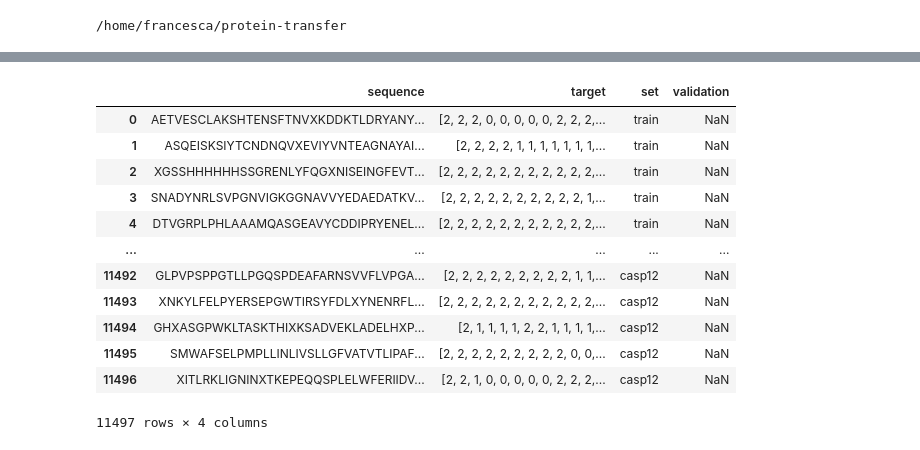
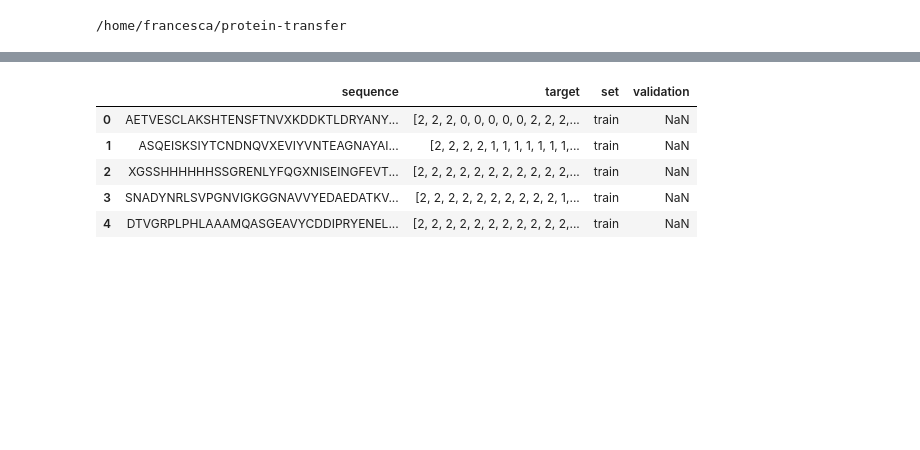
Before and after one commit to microsoft/protein-transfer, a Jupyter notebook: sandbox/ss3_concat.ipynb, the cells around one changed output, grey strips where cells are left out. Saved outputs shown, nothing was run; the diff lists cells and outputs as text; code cells hidden in the pictures; blank space fills up the shorter version.

```diff
--- a/sandbox/ss3_concat.ipynb
+++ b/sandbox/ss3_concat.ipynb
@@ -815,17 +9,10 @@ Loading BokehJS ...
 # %%
 ss3_df = pd.read_csv("data/structure/secondary_structure/tape_ss3_processed.csv")
-ss3_df
+ss3_df.head()
 # %% [output]
 |  | sequence | target | set | validation |
 | 0 | AETVESCLAKSHTENSFTNVXKDDKTLDRYANY... | [2, 2, 2, 0, 0, 0, 0, 0, 2, 2, 2,... | train | NaN |
 | 1 | ASQEISKSIYTCNDNQVXEVIYVNTEAGNAYAI... | [2, 2, 2, 2, 1, 1, 1, 1, 1, 1, 1,... | train | NaN |
 | 2 | XGSSHHHHHHSSGRENLYFQGXNISEINGFEVT... | [2, 2, 2, 2, 2, 2, 2, 2, 2, 2, 2,... | train | NaN |
 | 3 | SNADYNRLSVPGNVIGKGGNAVVYEDAEDATKV... | [2, 2, 2, 2, 2, 2, 2, 2, 2, 2, 1,... | train | NaN |
 | 4 | DTVGRPLPHLAAAMQASGEAVYCDDIPRYENEL... | [2, 2, 2, 2, 2, 2, 2, 2, 2, 2, 2,... | train | NaN |
-| ... | ... | ... | ... | ... |
-| 11492 | GLPVPSPPGTLLPGQSPDEAFARNSVVFLVPGA... | [2, 2, 2, 2, 2, 2, 2, 2, 2, 1, 1,... | casp12 | NaN |
-| 11493 | XNKYLFELPYERSEPGWTIRSYFDLXYNENRFL... | [2, 2, 2, 2, 2, 2, 2, 2, 2, 2, 2,... | casp12 | NaN |
-| 11494 | GHXASGPWKLTASKTHIXKSADVEKLADELHXP... | [2, 1, 1, 1, 1, 2, 2, 1, 1, 1, 1,... | casp12 | NaN |
-| 11495 | SMWAFSELPMPLLINLIVSLLGFVATVTLIPAF... | [2, 2, 2, 2, 2, 2, 2, 2, 2, 0, 0,... | casp12 | NaN |
-| 11496 | XITLRKLIGNINXTKEPEQQSPLELWFERIIDV... | [2, 2, 1, 0, 0, 0, 0, 0, 2, 2, 2,... | casp12 | NaN |
-11497 rows × 4 columns
```
Also changed, not shown: parts of 8 cells of this notebook, 7 other files.
